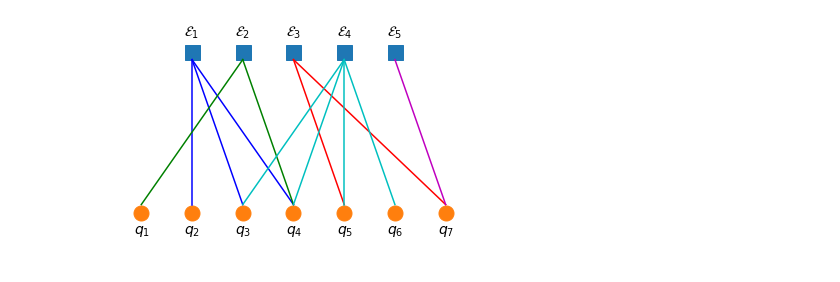
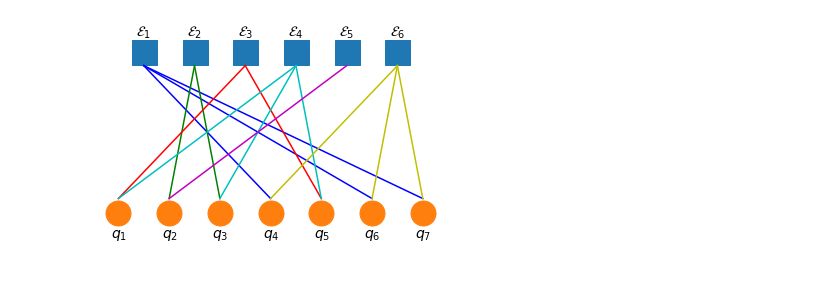
Before and after one commit to aditya2003/QECCLfid, a Jupyter notebook: Tanner.ipynb, the cells around one changed output. Saved outputs shown, nothing was run; the diff lists cells and outputs as text; code cells hidden in the pictures.

```diff
--- a/Tanner.ipynb
+++ b/Tanner.ipynb
@@ -30,14 +31,15 @@ def tanner_graph(interaction_range, nq, filename = None):
     xqubits = [ lateral_shift_qubits + i for i in range(nq)]
     yqubits = [0 for __ in range(nq)]
     for i in range(nq):
-        plt.annotate("$q_{%s}$" %(str(i+1)),(xqubits[i] - 0.15, yqubits[i] - 0.05), fontsize = 14)
+        plt.annotate("$q_{%s}$" %(str(i+1)),(xqubits[i] - 0.15, yqubits[i] - 0.06), fontsize = 14)
 
-    plt.plot(xmaps, ymaps, linestyle = "", marker = "s", markersize = 15)
-    plt.plot(xqubits, yqubits, linestyle = "", marker = "o",  markersize = 15)
+    plt.plot(xmaps, ymaps, linestyle = "", marker = "s", markersize = 25)
+    plt.plot(xqubits, yqubits, linestyle = "", marker = "o",  markersize = 25)
 
+    shift = 0.035
     for map_number in range(nmaps):
         for q in interaction_range[map_number]:
-            plt.plot([xmaps[map_number], xqubits[q]],[ymaps[map_number]-0.02, yqubits[q]+0.02], color = colors[map_number%len(colors)])
+            plt.plot([xmaps[map_number], xqubits[q]],[ymaps[map_number]-shift, yqubits[q]+shift], color = colors[map_number%len(colors)])
 
     bottom, top = plt.ylim()
     plt.ylim(bottom - 0.05,top + 0.05)
@@ -46,9 +48,10 @@ def tanner_graph(interaction_range, nq, filename = None):
         filename = "tanner.pdf"
     plt.savefig(filename, dpi=100, quality=100)
     plt.show()
-# %%
-interaction_range = [(1,2,3),(0,3),(4,6),(2,3,5,4),(6,)]
-nq = 7
-tanner_graph(interaction_range,nq)
-# %% [output]
-[figure, removed]
+# %%
+interaction_range_l3 = [(3,5,6),(1,2),(0,4),(0,2,4),(1,),(3,5,6)]
+interaction_range_l2 = [(6,), (1,4,5), (6,), (0,3), (1,2)]
+nq = 7
+tanner_graph(interaction_range_l3,nq,"tanner_l3.pdf")
+# %% [output]
+[figure, added]
```
Also changed, not shown: parts of 5 cells of this notebook.
